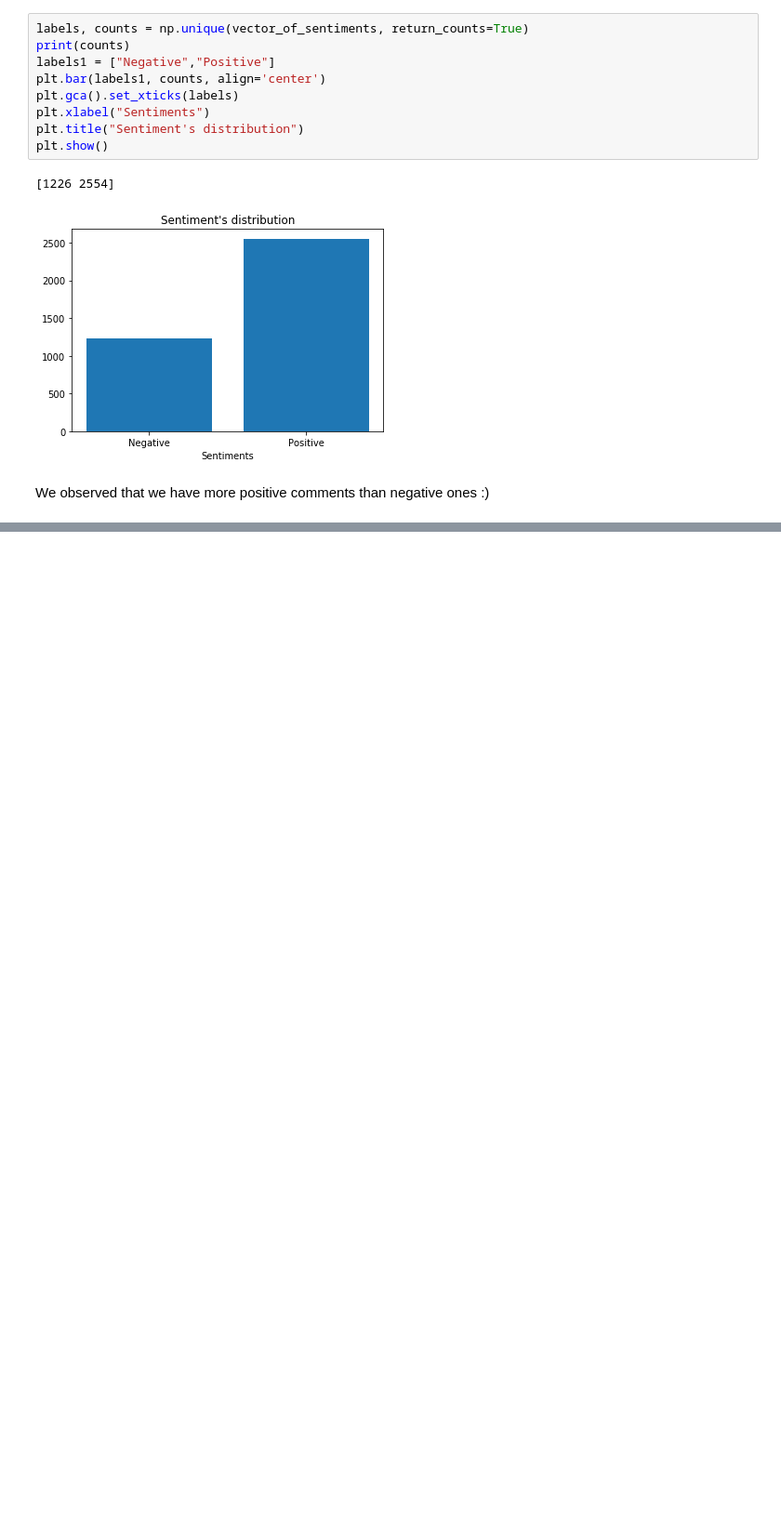
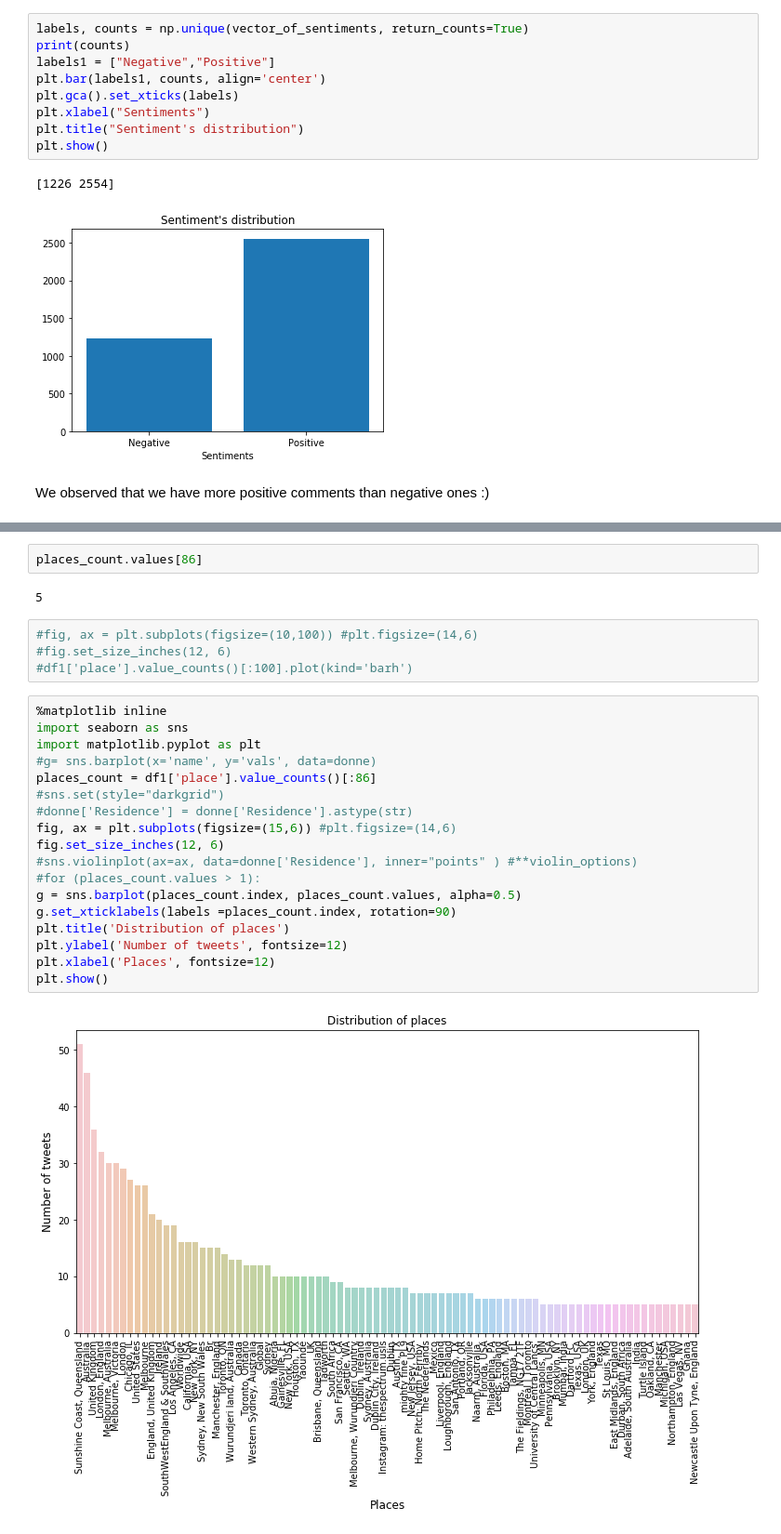
Before and after one commit to Foutse/My_NLP_Projects, a Jupyter notebook: Sentiment_Analysis_on_Female_sports.ipynb, the cells around one changed output, grey strips where cells are left out. Shown at 93% size. Cells and saved outputs as stored; diff of their text form; blank space fills up the shorter version.

Commit message:
checking the places involved the most

```diff
--- a/Sentiment_Analysis_on_Female_sports.ipynb
+++ b/Sentiment_Analysis_on_Female_sports.ipynb
@@ -282,0 +316,28 @@ We observed that we have more positive comments than negative ones :)
+# %%
+places_count.values[86]
+# %% [output]
+5
+# %%
+#fig, ax = plt.subplots(figsize=(10,100)) #plt.figsize=(14,6)
+#fig.set_size_inches(12, 6)
+#df1['place'].value_counts()[:100].plot(kind='barh')
+# %%
+%matplotlib inline
+import seaborn as sns
+import matplotlib.pyplot as plt
+#g= sns.barplot(x='name', y='vals', data=donne)
+places_count = df1['place'].value_counts()[:86]
+#sns.set(style="darkgrid")
+#donne['Residence'] = donne['Residence'].astype(str)
+fig, ax = plt.subplots(figsize=(15,6)) #plt.figsize=(14,6)
+fig.set_size_inches(12, 6)
+#sns.violinplot(ax=ax, data=donne['Residence'], inner="points" ) #**violin_options)
+#for (places_count.values > 1):
+g = sns.barplot(places_count.index, places_count.values, alpha=0.5)
+g.set_xticklabels(labels =places_count.index, rotation=90)
+plt.title('Distribution of places')
+plt.ylabel('Number of tweets', fontsize=12)
+plt.xlabel('Places', fontsize=12)
+plt.show()
+# %% [output]
+[figure, added]
```
Also changed, not shown: parts of 3 cells of this notebook.
